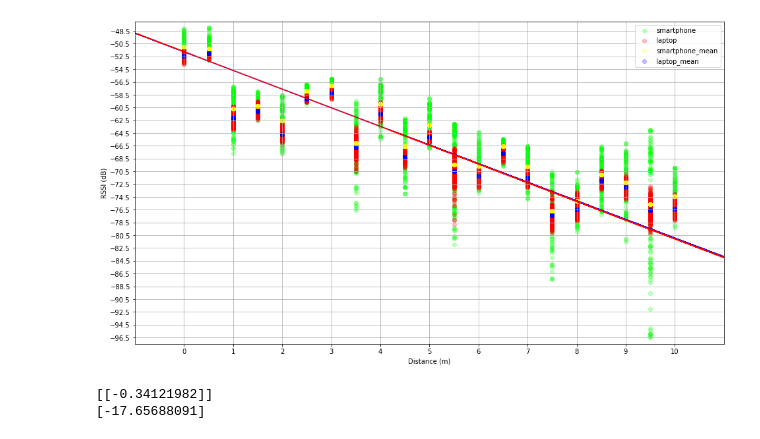
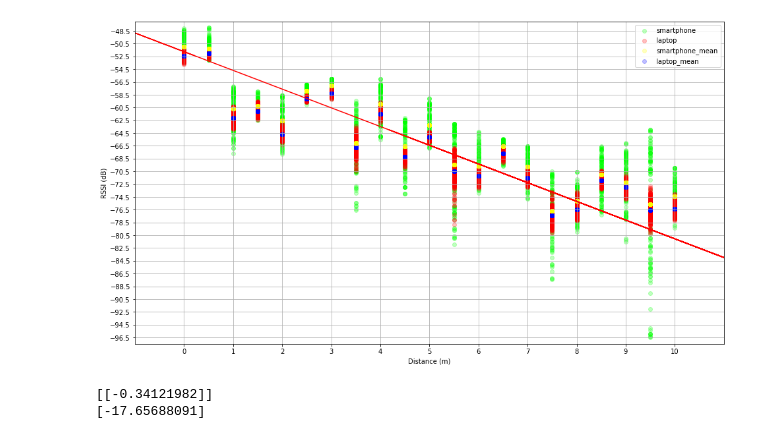
Before and after one commit to YanuX-Framework/YanuX-Cruncher, a Jupyter notebook: Beacons.ipynb, the cells around one changed output. Saved outputs shown, nothing was run; the diff lists cells and outputs as text; code cells hidden in the pictures.

Commit message:
- Refining the Beacons notebook...

```diff
--- a/Beacons.ipynb
+++ b/Beacons.ipynb
@@ -95,0 +60,29 @@ display(df_all)
+# %%
+# Load Data
+distances = np.linspace(0,10,21)
+collections = {
+    'laptop': {
+        'distances': distances,
+        'targets': [{ 'uuid': '113069EC-6E64-4BD3-6810-DE01B36E8A3E', 'major': 1, 'minor': 102 }]
+    },
+    'smartphone':  {
+        'distances': distances,
+        'targets': [{ 'uuid': '113069EC-6E64-4BD3-6810-DE01B36E8A3E', 'major': 1, 'minor': 101 }]
+    }
+}
+
+tables = {}
+for name, device in collections.items():
+    logs = []
+    for d in device['distances']:
+        logs.append(log_loader('data/beacons/'+name+'/beacons-'+str(d)+'.json', device['targets'], d))
+    tables[name] = convert_logs_to_dataframe(logs)
+    tables[name]['device'] = name
+
+data = pd.concat(tables.values(), ignore_index=True)
+
+# Old variables for compatibility with old plots below
+df_laptop = dfs['laptop']
+df_smartphone = dfs['smartphone']
+df_all = data
+display(df_all)
@@ -98,38 +129,37 @@ fig = plt.figure(figsize=(16,9))
 ax1 = fig.add_subplot(111)
 
 ax1.scatter(df_smartphone.distance, df_smartphone.rolling_mean_rssi,c='#00ff003f', label='smartphone')
 ax1.scatter(df_laptop.distance, df_laptop.rolling_mean_rssi, c='#ff00003f', label='laptop')
 
 ax1.scatter(df_smartphone.distance, df_smartphone.rssi_mean,c='#ffff003f', label='smartphone_mean')
 ax1.scatter(df_laptop.distance, df_laptop.rssi_mean,c='#0000ff3f', label='laptop_mean')
 
 X = df_all['rolling_mean_rssi'].values.reshape(-1,1)
 y = df_all['distance'].values.reshape(-1,1)
 
 lreg = LinearRegression().fit(X, y)
 y_pred = lreg.predict(X)
+plt.plot(y_pred, X, color='red')
 
-wlreg = LinearRegression().fit(X, y, df_all['weight'])
-wy_pred = wlreg.predict(X)
-
-plt.plot(wy_pred, X, color='blue')
-plt.plot(y_pred, X, color='red')
+#wlreg = LinearRegression().fit(X, y, df_all['weight'])
+#wy_pred = wlreg.predict(X)
+#plt.plot(wy_pred, X, color='blue')
 
 plt.xlim(min(y)-1, max(y)+1)
 plt.ylim(min(X)-1, max(X)+1)
 plt.xticks(np.arange(min(y), max(y)+1, 1.0))
 plt.yticks(np.arange(min(X), max(X)+1, 2.0))
 plt.grid(True)
 plt.legend(loc='upper right');
 plt.xlabel('Distance (m)')
 plt.ylabel('RSSI (dB)')
 plt.show()
 
 #For retrieving the slope:
 print(lreg.coef_)
 #To retrieve the intercept:
 print(lreg.intercept_)
 # %% [output]
-[figure, old version]
+[figure, new version]
 [[-0.34121982]]
 [-17.65688091]
```
Also changed, not shown: parts of 5 cells of this notebook.
